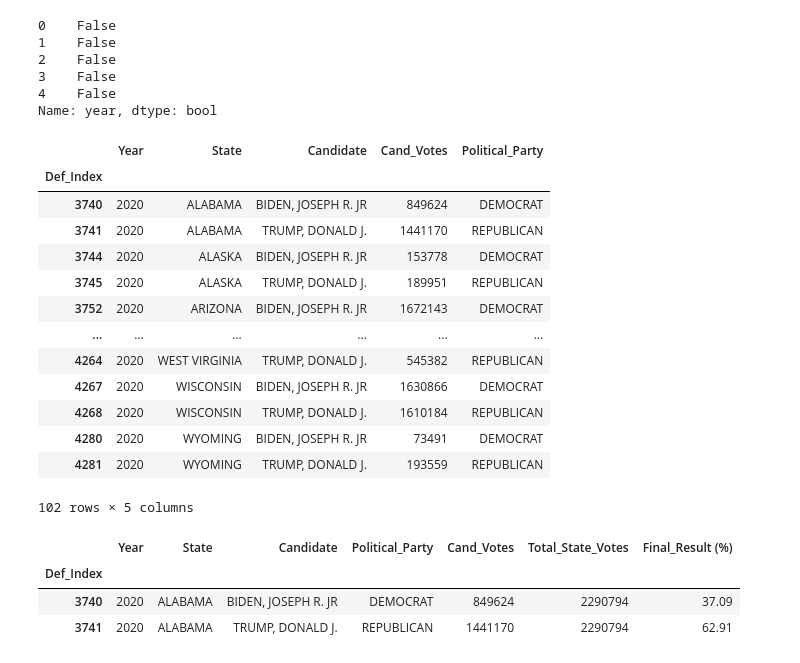
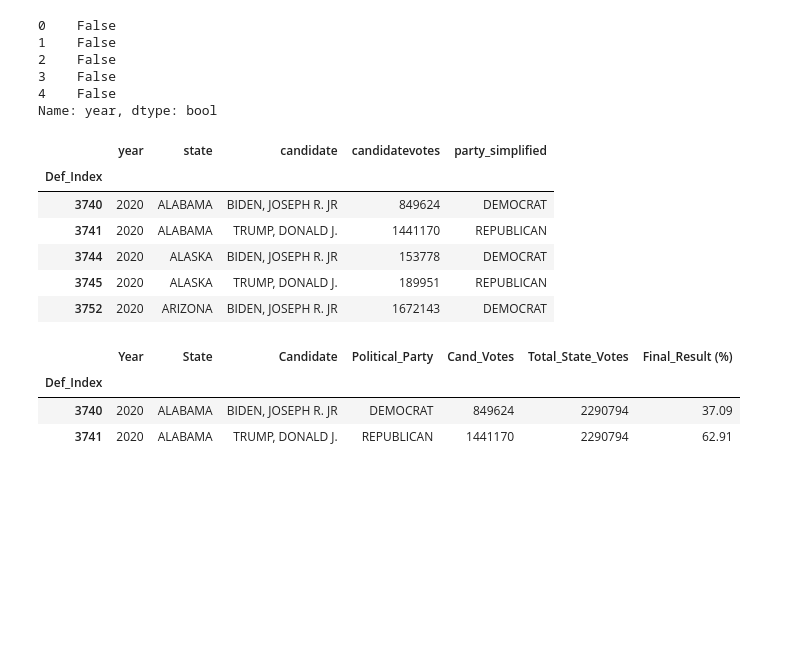
Before and after one commit to tduron3/I_Have_No_Clue, a Jupyter notebook: Project_1.ipynb, the cells around one changed output. Cells and saved outputs as stored; diff of their text form; code cells hidden in the pictures; blank space fills up the shorter version.

```diff
--- a/Project_1.ipynb
+++ b/Project_1.ipynb
@@ -61,38 +61,28 @@ Name: year, dtype: bool
 # %%
 # 2020 Presidential Analysis (cont.)
 # Select 2020 Presidential Election Year (cont.)
 df_2020 = df[is_2020]
 df_2020.head()
 
 # Filtering Out Primary Political Parties
 value_list = ["DEMOCRAT","REPUBLICAN"]
 boolean_series = df_2020.party_simplified.isin(value_list)
 dem_rep_df = df_2020[boolean_series]
 
 # Rename Index
 dem_rep_df.index.names = ['Def_Index']
 
 # Print New DataFrame
 dem_rep_df
 dem_rep_df.head()
-
-# Renaming Columns and Print
-dem_rep_df.rename(columns = {'year':'Year','state':'State','candidate':'Candidate','party_simplified':'Political_Party','candidatevotes':'Cand_Votes'})
 # %% [output]
-|  | Year | State | Candidate | Cand_Votes | Political_Party |
+|  | year | state | candidate | candidatevotes | party_simplified |
 | Def_Index |  |  |  |  |  |
 | 3740 | 2020 | ALABAMA | BIDEN, JOSEPH R. JR | 849624 | DEMOCRAT |
 | 3741 | 2020 | ALABAMA | TRUMP, DONALD J. | 1441170 | REPUBLICAN |
 | 3744 | 2020 | ALASKA | BIDEN, JOSEPH R. JR | 153778 | DEMOCRAT |
 | 3745 | 2020 | ALASKA | TRUMP, DONALD J. | 189951 | REPUBLICAN |
 | 3752 | 2020 | ARIZONA | BIDEN, JOSEPH R. JR | 1672143 | DEMOCRAT |
-| ... | ... | ... | ... | ... | ... |
-| 4264 | 2020 | WEST VIRGINIA | TRUMP, DONALD J. | 545382 | REPUBLICAN |
-| 4267 | 2020 | WISCONSIN | BIDEN, JOSEPH R. JR | 1630866 | DEMOCRAT |
-| 4268 | 2020 | WISCONSIN | TRUMP, DONALD J. | 1610184 | REPUBLICAN |
-| 4280 | 2020 | WYOMING | BIDEN, JOSEPH R. JR | 73491 | DEMOCRAT |
-| 4281 | 2020 | WYOMING | TRUMP, DONALD J. | 193559 | REPUBLICAN |
-102 rows × 5 columns
 # %%
 # 2020 Presidential Analysis (cont.)
 # Select Individual State Data and Create DataFrame
```
Also changed, not shown: parts of 7 cells of this notebook.
